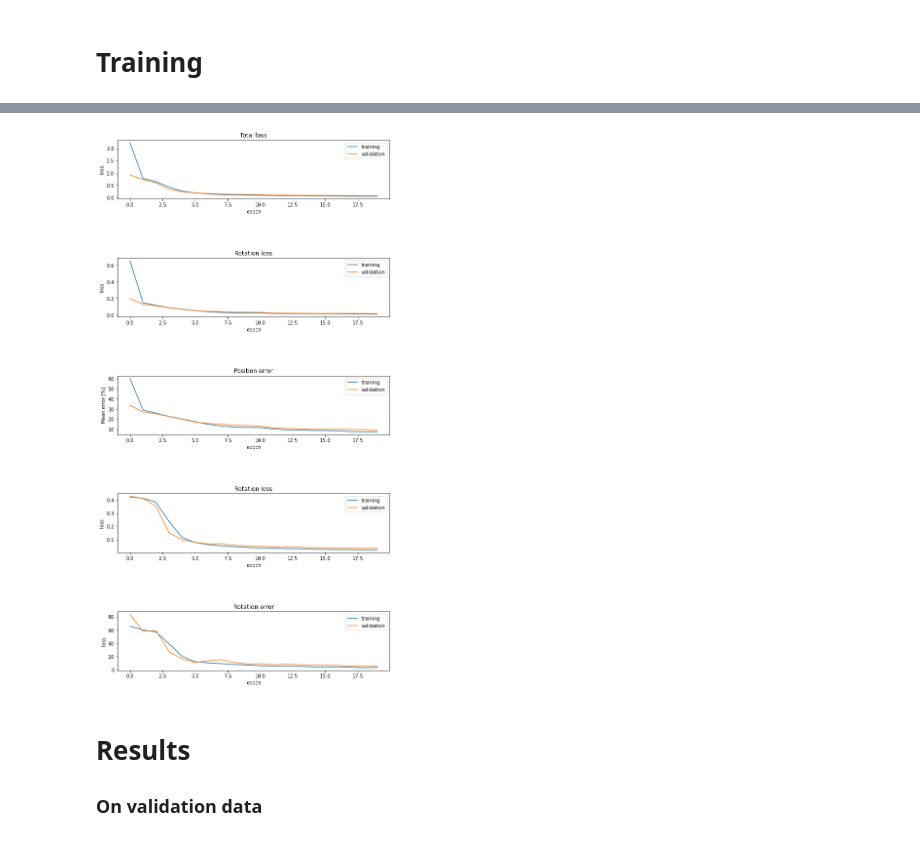
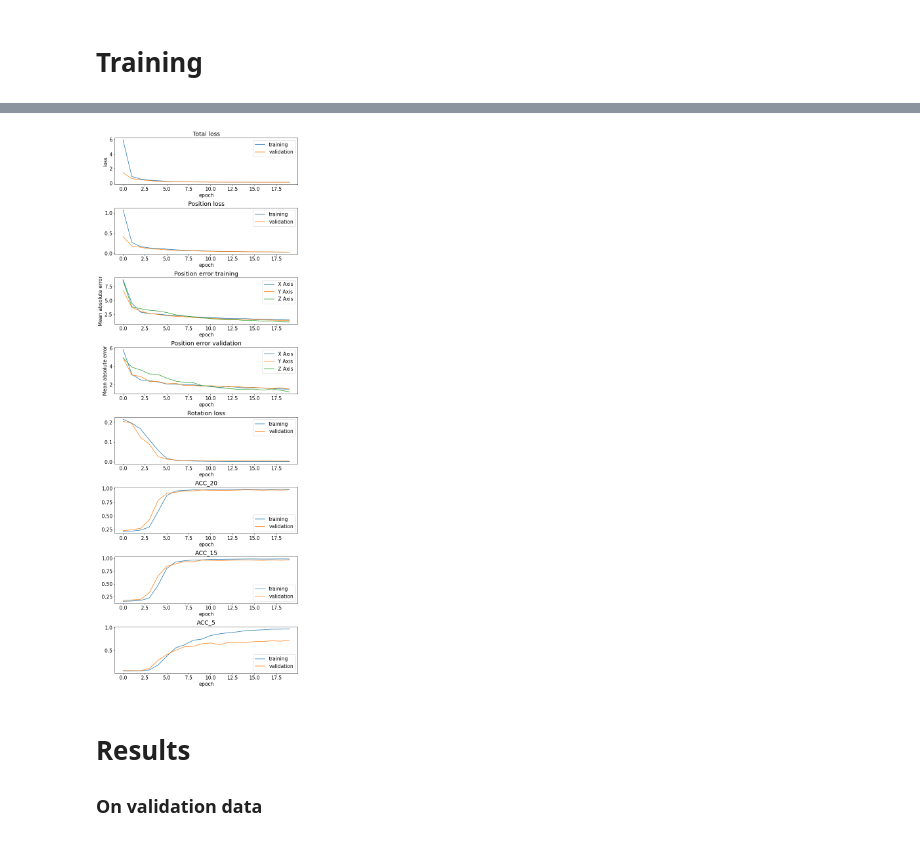
Before and after one commit to mateuszbugaj/Position_and_rotation_CNN, a Jupyter notebook: position_rotation_rgb.ipynb, the cells around one changed output, grey strips where cells are left out. Saved outputs shown, nothing was run; the diff lists cells and outputs as text; code cells hidden in the pictures.

Commit message:
-Added validation utils

```diff
--- a/position_rotation_rgb.ipynb
+++ b/position_rotation_rgb.ipynb
@@ -327,13 +352,18 @@ model_optimizer = tf.keras.optimizers.Adam(
     beta_1=0.95,
     amsgrad=True)
 
-position_loss = tf.keras.losses.MeanSquaredError()
+model.compile(optimizer = model_optimizer,
+             loss = {"positionOutput": tf.keras.losses.MeanSquaredError(),
+                     "rotationOutput": tf.keras.losses.MeanSquaredError(),
+                     "frameOutput": tf.keras.losses.MeanSquaredError()},
 
-rotation_loss = tf.keras.losses.MeanAbsoluteError()
-
-model.compile(optimizer = model_optimizer,
-             loss = {"positionOutput": position_loss, "rotationOutput": rotation_loss, "frameOutput": position_loss},
-             metrics = {"positionOutput": position_error, "rotationOutput": rotation_error},
+             metrics = {"positionOutput": [position_error_x,
+                                           position_error_y,
+                                           position_error_z],
+                        "rotationOutput": [acc_20,
+                                           acc_15,
+                                           acc_10,
+                                           acc_5]},
              run_eagerly=True)
 
 model.summary()
@@ -392,7 +422,7 @@ Epoch 20/20
 for k in history.history.keys():
     print(k)
 
-fig, axs = plt.subplots(ncols = 1, nrows = 5, figsize=(10,20))
+fig, axs = plt.subplots(ncols = 1, nrows = 8, figsize=(10,30))
 
 axs[0].plot(history.history['loss'], label = "training")
 axs[0].plot(history.history['val_loss'], label = "validation")
@@ -403,46 +433,51 @@ axs[0].set_title("Total loss")
 
 axs[1].plot(history.history['positionOutput_loss'], label = "training")
 axs[1].plot(history.history['val_positionOutput_loss'], label = "validation")
-axs[1].set_ylabel('loss')
 axs[1].set_xlabel('epoch')
 axs[1].legend(loc='upper right')
-axs[1].set_title("Rotation loss")
+axs[1].set_title("Position loss")
 
-axs[2].plot(history.history['positionOutput_position_error'], label = "training")
-axs[2].plot(history.history['val_positionOutput_position_error'], label = "validation")
-axs[2].set_ylabel('Mean error [%]')
+axs[2].plot(history.history['positionOutput_position_error_x'], label = "X Axis")
+axs[2].plot(history.history['positionOutput_position_error_y'], label = "Y Axis")
+axs[2].plot(history.history['positionOutput_position_error_z'], label = "Z Axis")
+axs[2].set_ylabel('Mean absolute error')
 axs[2].set_xlabel('epoch')
 axs[2].legend(loc='upper right')
-axs[2].set_title("Position error")
+axs[2].set_title("Position error training")
 
-# axs[1].plot(history.history['positionOutput_loss'], label = "training")
-# axs[1].plot(history.history['val_positionOutput_loss'], label = "validation")
-# axs[1].set_xlabel('epoch')
-# axs[1].set_ylabel('loss')
-# axs[1].legend(loc='upper right')
-# axs[1].set_title("Position")
-
-# axsPosLoss = axs[1].twinx()
-# axsPosLoss.set_ylabel('error')
-# axsPosLoss.plot(history.history['positionOutput_position_error'], label = "training", color='tab:red')
-# axsPosLoss.plot(history.history['val_positionOutput_position_error'], label = "validation")
-# axsPosLoss.legend(loc='upper right')
-
-axs[3].plot(history.history['rotationOutput_loss'], label = "training")
-axs[3].plot(history.history['val_rotationOutput_loss'], label = "validation")
-axs[3].set_ylabel('loss')
+axs[3].plot(history.history['val_positionOutput_position_error_x'], label = "X Axis")
+axs[3].plot(history.history['val_positionOutput_position_error_y'], label = "Y Axis")
+axs[3].plot(history.history['val_positionOutput_position_error_z'], label = "Z Axis")
+axs[3].set_ylabel('Mean absolute error')
 axs[3].set_xlabel('epoch')
 axs[3].legend(loc='upper right')
-axs[3].set_title("Rotation loss")
+axs[3].set_title("Position error validation")
 
-axs[4].plot(history.history['rotationOutput_rotation_error'], label = "training")
-axs[4].plot(history.history['val_rotationOutput_rotation_error'], label = "validation")
-axs[4].set_ylabel('loss')
+axs[4].plot(history.history['rotationOutput_loss'], label = "training")
+axs[4].plot(history.history['val_rotationOutput_loss'], label = "validation")
 axs[4].set_xlabel('epoch')
 axs[4].legend(loc='upper right')
-axs[4].set_title("Rotation error")
+axs[4].set_title("Rotation loss")
 
-plt.subplots_adjust(hspace=1)
+axs[5].plot(history.history['rotationOutput_acc_20'], label = "training")
+axs[5].plot(history.history['val_rotationOutput_acc_20'], label = "validation")
+axs[5].set_xlabel('epoch')
+axs[5].legend(loc='lower right')
+axs[5].set_title("ACC_20")
+
+axs[6].plot(history.history['rotationOutput_acc_15'], label = "training")
+axs[6].plot(history.history['val_rotationOutput_acc_15'], label = "validation")
+axs[6].set_xlabel('epoch')
+axs[6].legend(loc='lower right')
+axs[6].set_title("ACC_15")
+
+axs[7].plot(history.history['rotationOutput_acc_5'], label = "training")
+axs[7].plot(history.history['val_rotationOutput_acc_5'], label = "validation")
+axs[7].set_xlabel('epoch')
+axs[7].legend(loc='lower right')
+axs[7].set_title("ACC_5")
+
+plt.subplots_adjust(hspace=0.5)
 plt.show()
 # %% [output]
 loss
@@ -460,4 +500,4 @@ val_rotationOutput_rotation_error
-[figure, old version]
+[figure, new version]
 # %% [markdown]
 # Results
 ### On validation data
```
Also changed, not shown: parts of 15 cells of this notebook, 1 other file.
